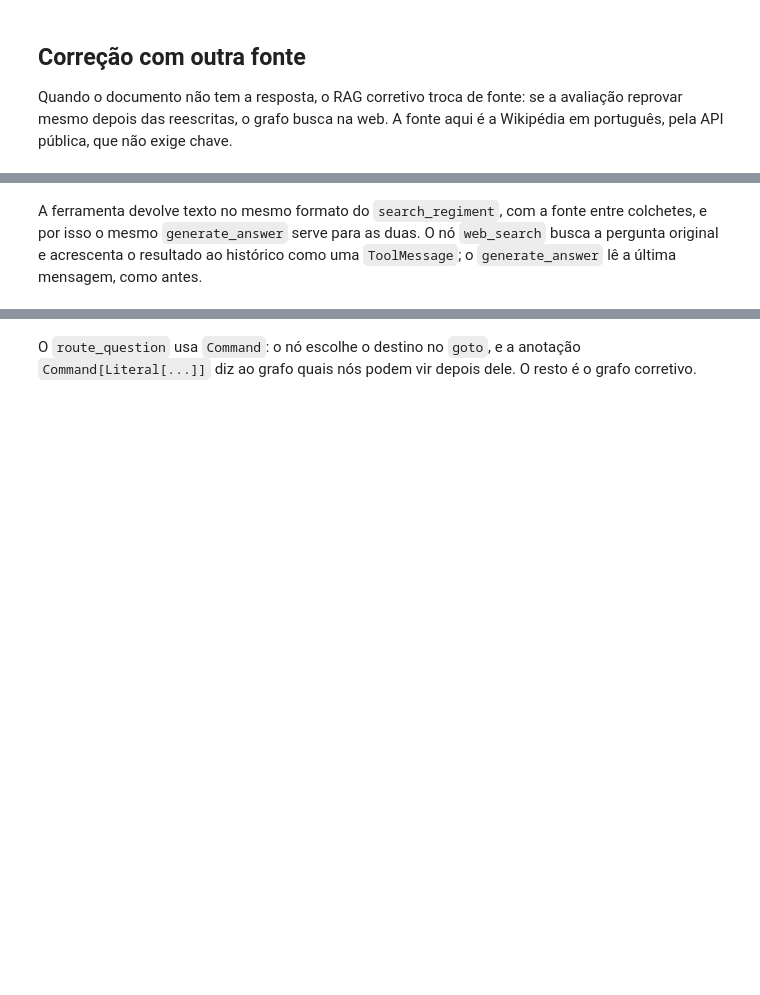
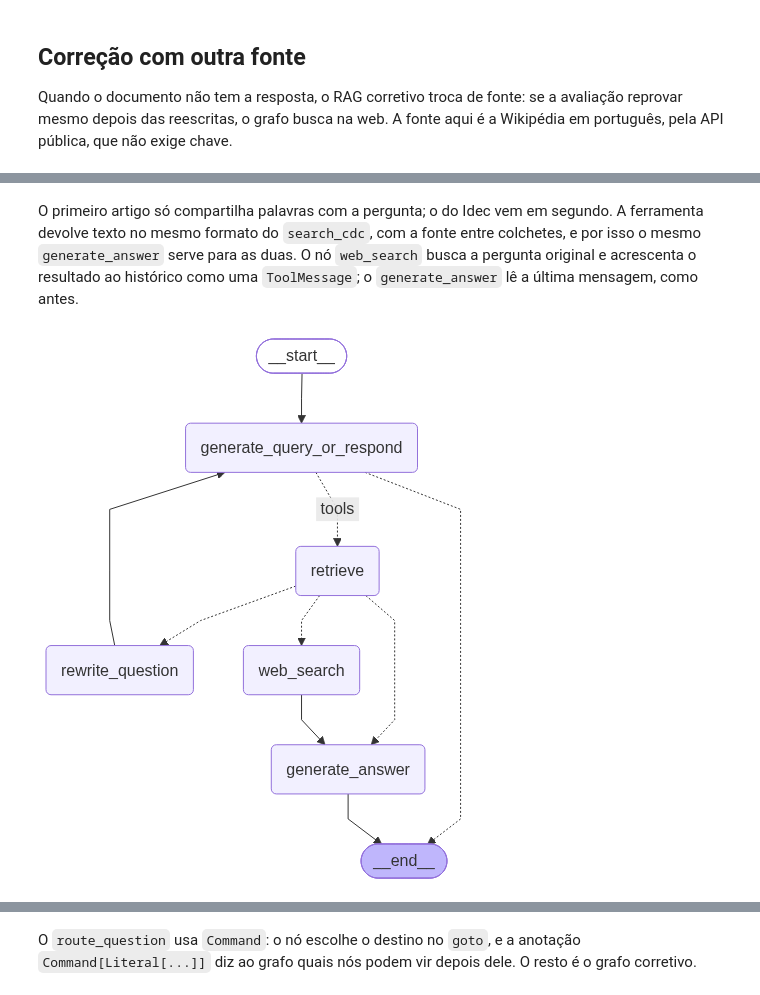
Before and after one commit to silvaan/agentic-ai, a Jupyter notebook: 12 - Agentic RAG.ipynb, the cells around one changed output, grey strips where cells are left out. Cells and saved outputs as stored; diff of their text form; code cells hidden in the pictures; blank space fills up the shorter version.

```diff
--- a/12 - Agentic RAG.ipynb
+++ b/12 - Agentic RAG.ipynb
@@ -330,5 +399,5 @@ print(search_wikipedia.invoke({"query": "Em que ano a UFRN foi criada?"}))
 # %% [markdown]
-A ferramenta devolve texto no mesmo formato do `search_regiment`, com a fonte entre colchetes, e por isso o mesmo `generate_answer` serve para as duas. O nó `web_search` busca a pergunta original e acrescenta o resultado ao histórico como uma `ToolMessage`; o `generate_answer` lê a última mensagem, como antes.
+O primeiro artigo só compartilha palavras com a pergunta; o do Idec vem em segundo. A ferramenta devolve texto no mesmo formato do `search_cdc`, com a fonte entre colchetes, e por isso o mesmo `generate_answer` serve para as duas. O nó `web_search` busca a pergunta original e acrescenta o resultado ao histórico como uma `ToolMessage`; o `generate_answer` lê a última mensagem, como antes.
 # %%
 def web_search(state: RAGState) -> dict:
     """Busca a pergunta original na Wikipédia."""
@@ -345,21 +414,23 @@ def grade_or_search(state: RAGState) -> Literal["generate_answer", "rewrite_ques
 # %%
 corrective_builder = StateGraph(RAGState)
 
 # nós
 corrective_builder.add_node("generate_query_or_respond", generate_query_or_respond)
-corrective_builder.add_node("retrieve", ToolNode([search_regiment]))
+corrective_builder.add_node("retrieve", ToolNode([search_cdc]))
 corrective_builder.add_node("rewrite_question", rewrite_question)
 corrective_builder.add_node("web_search", web_search)
 corrective_builder.add_node("generate_answer", generate_answer)
 
 # arestas
 corrective_builder.add_edge(START, "generate_query_or_respond")
 corrective_builder.add_conditional_edges("generate_query_or_respond", tools_condition, {"tools": "retrieve", END: END})
 corrective_builder.add_conditional_edges("retrieve", grade_or_search)
 corrective_builder.add_edge("rewrite_question", "generate_query_or_respond")
 corrective_builder.add_edge("web_search", "generate_answer")
 corrective_builder.add_edge("generate_answer", END)
 
 corrective_graph = corrective_builder.compile()
 Image(corrective_graph.get_graph().draw_mermaid_png())
+# %% [output]
+[figure, added]
 # %%
```
Also changed, not shown: parts of 49 cells of this notebook.
